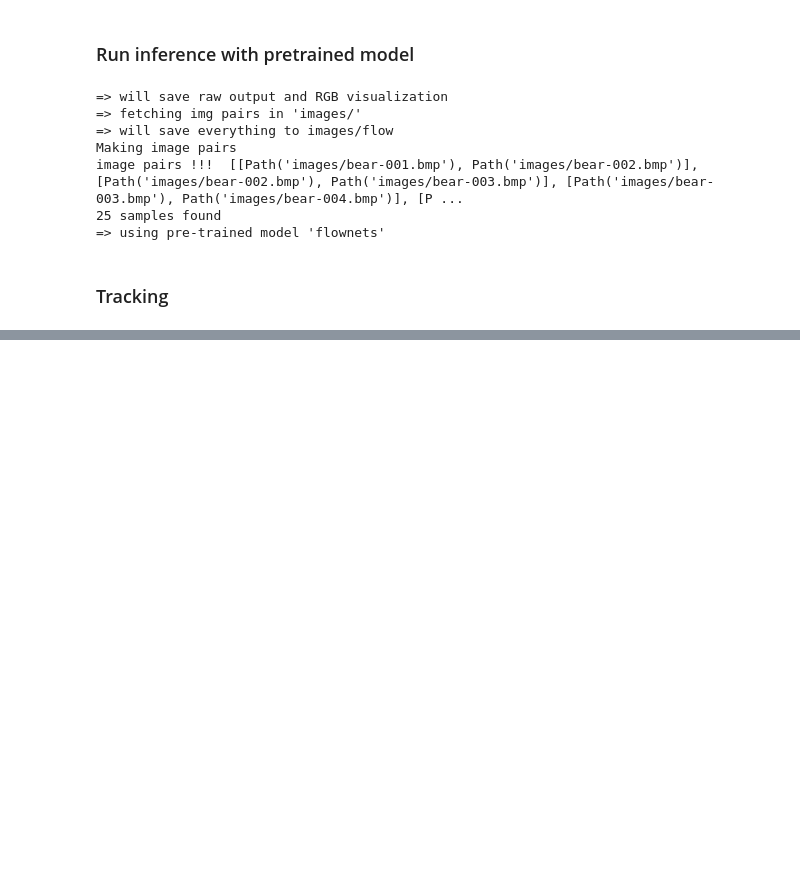
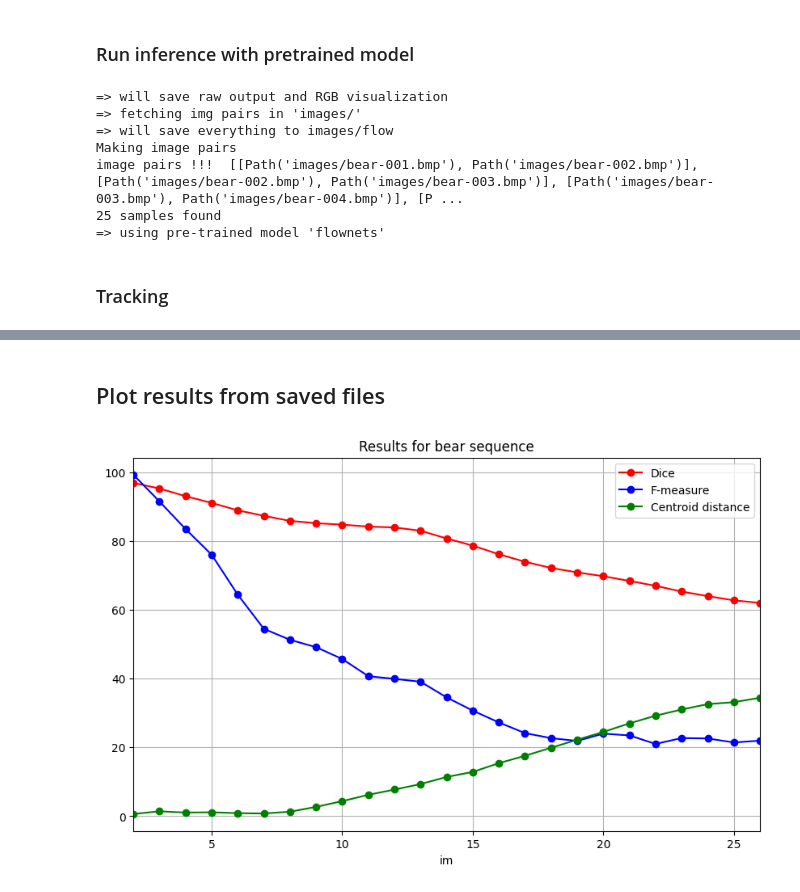
Before and after one commit to mariacflorenza/ComputerVision-FlowNet, a Jupyter notebook: FlowNet_tracking.ipynb, the cells around one changed output, grey strips where cells are left out. Cells and saved outputs as stored; diff of their text form; code cells hidden in the pictures; blank space fills up the shorter version.

```diff
--- a/FlowNet_tracking.ipynb
+++ b/FlowNet_tracking.ipynb
@@ -280,0 +330,36 @@ The process took 0.76 minutes
+# %% [markdown]
+## Plot results from saved files
+# %%
+name = 'bear'
+results_directory = 'results'
+img_path = 'sequences-train'
+# flow_path = 'sequences-train/flow'
+flow_path = 'sequences-train/flow_finetuned'
+
+flow_files = sorted(glob(os.path.join(flow_path,name + '*.npy')))
+img_ext = 'bmp'
+img_files = sorted(glob(os.path.join(img_path,name + '*.' + img_ext)))
+im_begin = 1
+im_end = len(img_files)
+
+
+# Load results
+dice = np.load(f'{results_directory}/{name}-dice.npy')
+fmeasure = np.load(f'{results_directory}/{name}-fmeasures.npy')
+centroid = np.load(f'{results_directory}/{name}-centroid.npy')
+
+
+# Plot results
+x = range(im_begin+1,im_end+1)
+plt.figure(figsize=(10, 6))
+plt.plot(x,dice, marker='o', color='r')
+plt.plot(x,fmeasure, marker='o', color='b')
+plt.plot(x,centroid, marker='o', color='g')
+plt.legend(['Dice', 'F-measure', 'Centroid distance'])
+plt.xlim((im_begin+1,im_end))
+plt.xlabel("im")
+plt.grid()
+plt.title('Results for {} sequence'.format(name))
+plt.show()
+# %% [output]
+[figure, added]
```
Also changed, not shown: parts of 11 cells of this notebook.
